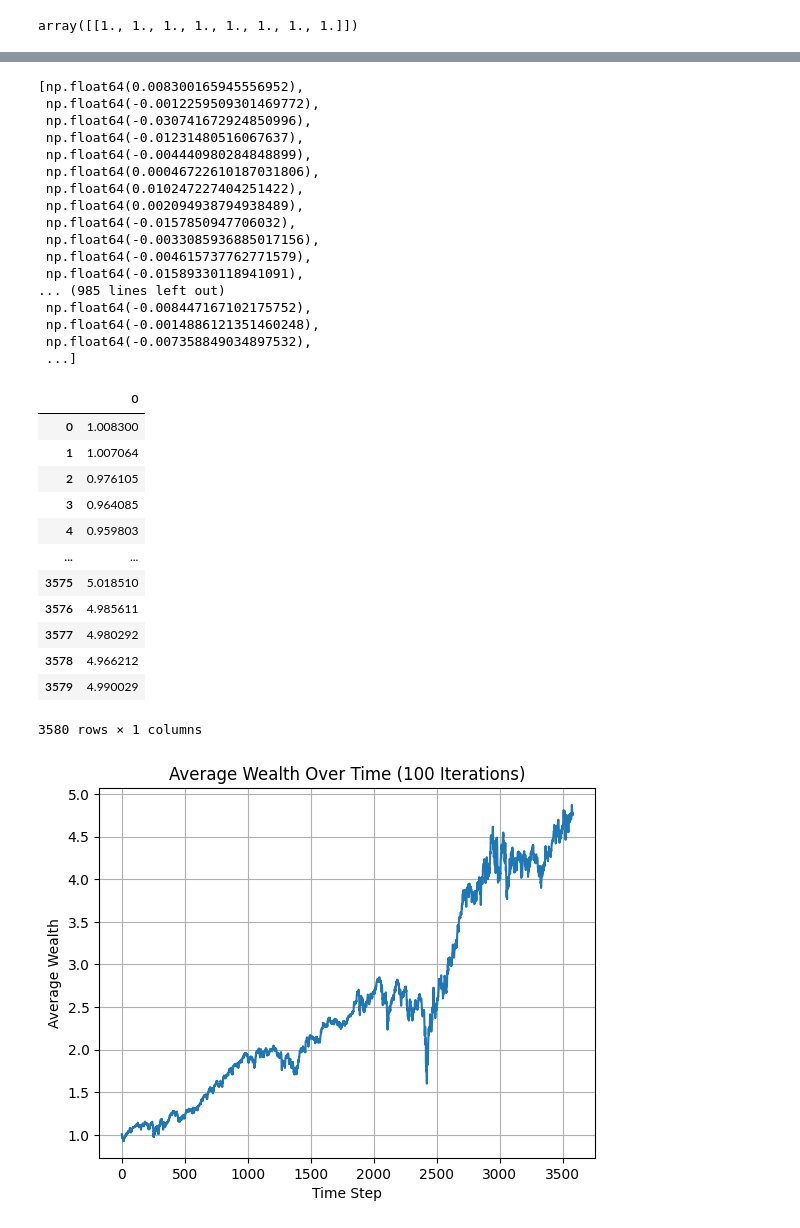
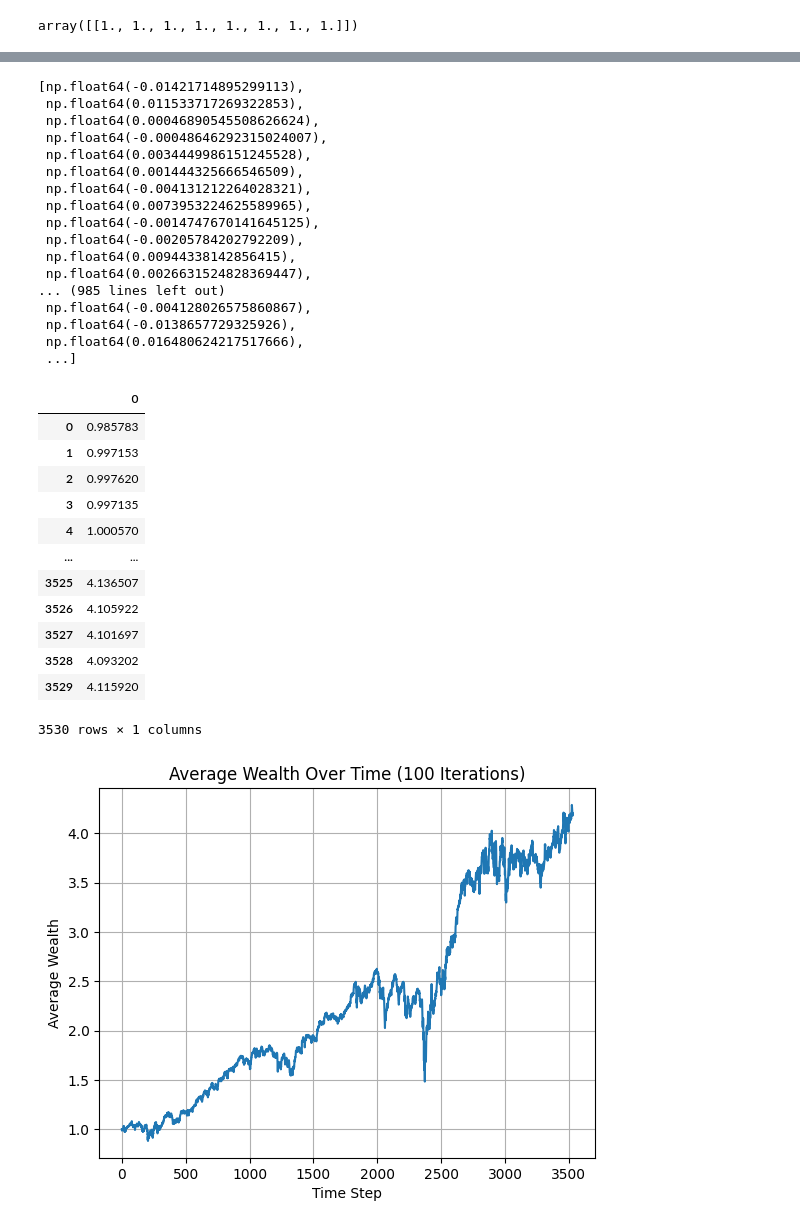
Before and after one commit to anamariapatron/modelos-de-interacciones-sociales-, a Jupyter notebook: trabajo final/Ortogonalizacion.ipynb, the cells around one changed output, grey strips where cells are left out. Drawn from its saved outputs; the diff is of its cells as text; code cells hidden in the pictures.

```diff
--- a/trabajo final/Ortogonalizacion.ipynb
+++ b/trabajo final/Ortogonalizacion.ipynb
@@ -69,7 +69,7 @@ df_portafolios
 3730 rows × 8 columns
 # %%
 # Paso 4: Calcular la matriz de covarianzas con una ventana móvil
-ventana = 150  # Tamaño de la ventana móvil (ajustado para que funcione con los 20 días)
+ventana = 200  # Tamaño de la ventana móvil (ajustado para que funcione con los 20 días)
 cov_matrices = []
 for i in range(ventana, len(df_portafolios)):
     ventana_datos = df_portafolios.iloc[i-ventana:i]
@@ -287,77 +278,85 @@ for portfolio in observed_rewards_df.columns:
 # %%
 observed_rewards
 # %% [output]
-[np.float64(0.008300165945556952),
- np.float64(-0.0012259509301469772),
- np.float64(-0.030741672924850996),
- np.float64(-0.01231480516067637),
- np.float64(-0.004440980284848899),
- np.float64(0.00046722610187031806),
- np.float64(0.010247227404251422),
- np.float64(0.002094938794938489),
- np.float64(-0.0157850947706032),
- np.float64(-0.0033085936885017156),
- np.float64(-0.004615737762771579),
- np.float64(-0.01589330118941091),
+[np.float64(-0.01421714895299113),
+ np.float64(0.011533717269322853),
+ np.float64(0.00046890545508626624),
+ np.float64(-0.00048646292315024007),
+ np.float64(0.0034449986151245528),
+ np.float64(0.001444325666546509),
+ np.float64(-0.004131212264028321),
+ np.float64(0.0073953224625589965),
+ np.float64(-0.0014747670141645125),
+ np.float64(-0.00205784202792209),
+ np.float64(0.00944338142856415),
+ np.float64(0.0026631524828369447),
 ... (985 lines left out)
- np.float64(-0.008447167102175752),
- np.float64(-0.0014886121351460248),
- np.float64(-0.007358849034897532),
+ np.float64(-0.004128026575860867),
+ np.float64(-0.0138657729325926),
+ np.float64(0.016480624217517666),
  ...]
 # %%
 wealth
 # %% [output]
 |  | 0 |
-| 0 | 1.008300 |
-| 1 | 1.007064 |
-| 2 | 0.976105 |
-| 3 | 0.964085 |
-| 4 | 0.959803 |
+| 0 | 0.985783 |
+| 1 | 0.997153 |
+| 2 | 0.997620 |
+| 3 | 0.997135 |
+| 4 | 1.000570 |
 | ... | ... |
-| 3575 | 5.018510 |
-| 3576 | 4.985611 |
-| 3577 | 4.980292 |
-| 3578 | 4.966212 |
-| 3579 | 4.990029 |
+| 3525 | 4.136507 |
+| 3526 | 4.105922 |
+| 3527 | 4.101697 |
+| 3528 | 4.093202 |
+| 3529 | 4.115920 |
-3580 rows × 1 columns
+3530 rows × 1 columns
 # %%
-# Initialize parameters
-num_iterations = 30
+num_iterations = 100
 initial_wealth = 1
-
 gamma = 0.8
 w = 121
+
+returns = resultado_df
 # Create an empty DataFrame to store all wealth matrices for each iteration
 all_wealth = pd.DataFrame()
+all_returns = pd.DataFrame()
+num_ones = []
 
 # Repeat the process 100 times
 for i in range(num_iterations):
     # Run the Thompson Sampling to get actions, observed rewards, and events
     actions, observed_rewards, eventos = adaptive_discounted_thompson_sampling(returns, gamma, w)
-
+    num_ones.append(np.sum(eventos))
     # Convert observed_rewards to a DataFrame
     observed_rewards_df = pd.DataFrame(observed_rewards)
 
     # Create an empty DataFrame to hold the wealth over time for each portfolio
     wealth = pd.DataFrame(index=observed_rewards_df.index, columns=observed_rewards_df.columns)
 
     # Iterate over each portfolio (column)
     for portfolio in observed_rewards_df.columns:
         # Compute cumulative wealth for each portfolio
         wealth[portfolio] = (1 + observed_rewards_df[portfolio]).cumprod() * initial_wealth
 
     # Add the wealth matrix for this iteration to the all_wealth DataFrame
     all_wealth = pd.concat([all_wealth, wealth], axis=1, ignore_index=True)
+    all_returns = pd.concat([all_returns, observed_rewards_df.mean(axis=1)], axis=1)
+
 
 # Calculate the average wealth per row across all iterations
 average_wealth = all_wealth.mean(axis=1)
+average_wealth = np.insert(average_wealth, 0, 1)
+
+returns_average = all_returns.mean(axis=1)
+average_num_ones = np.mean(num_ones)
 
 # Plot the average wealth over time
 plt.plot(average_wealth)
 plt.title('Average Wealth Over Time (100 Iterations)')
 plt.xlabel('Time Step')
 plt.ylabel('Average Wealth')
 plt.grid(True)
 plt.show()
 # %% [output]
-[figure, old version]
+[figure, new version]
```
Also changed, not shown: parts of 8 cells of this notebook, 1 other file.
